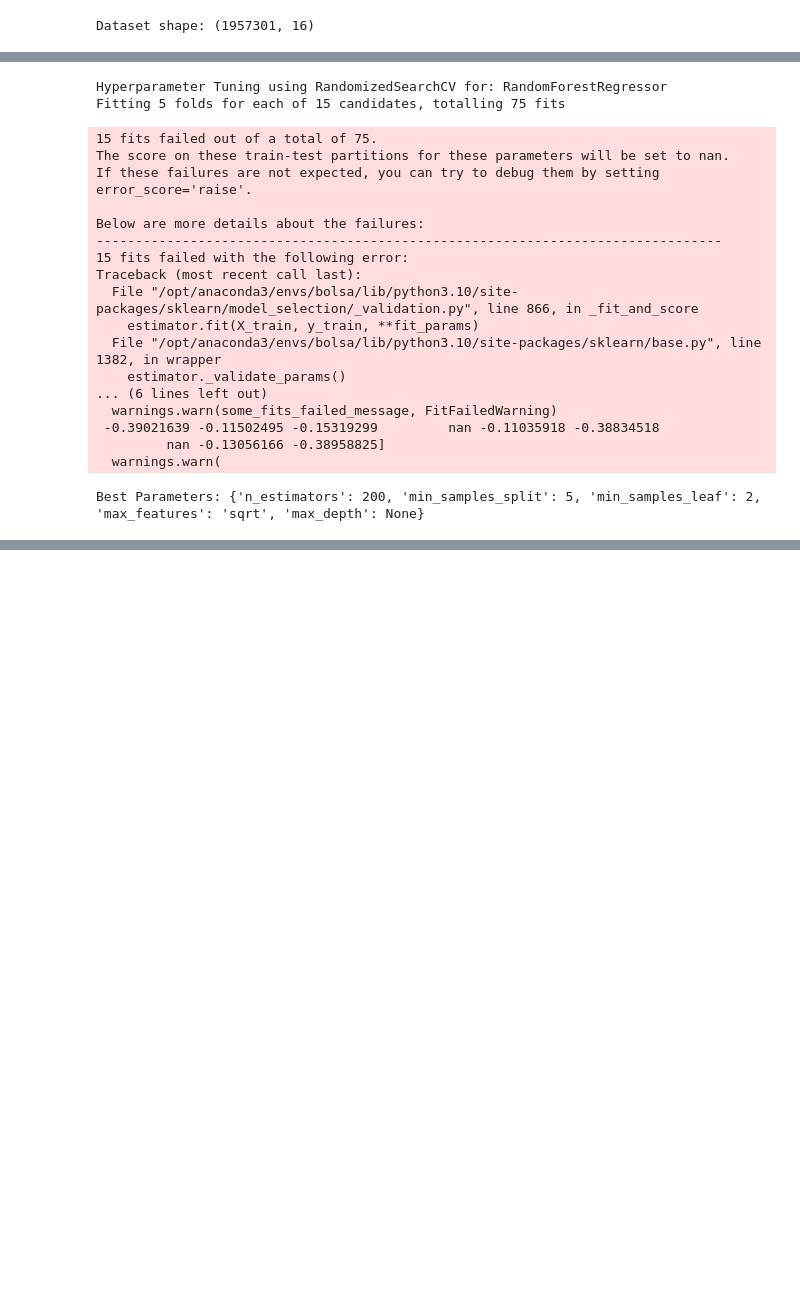
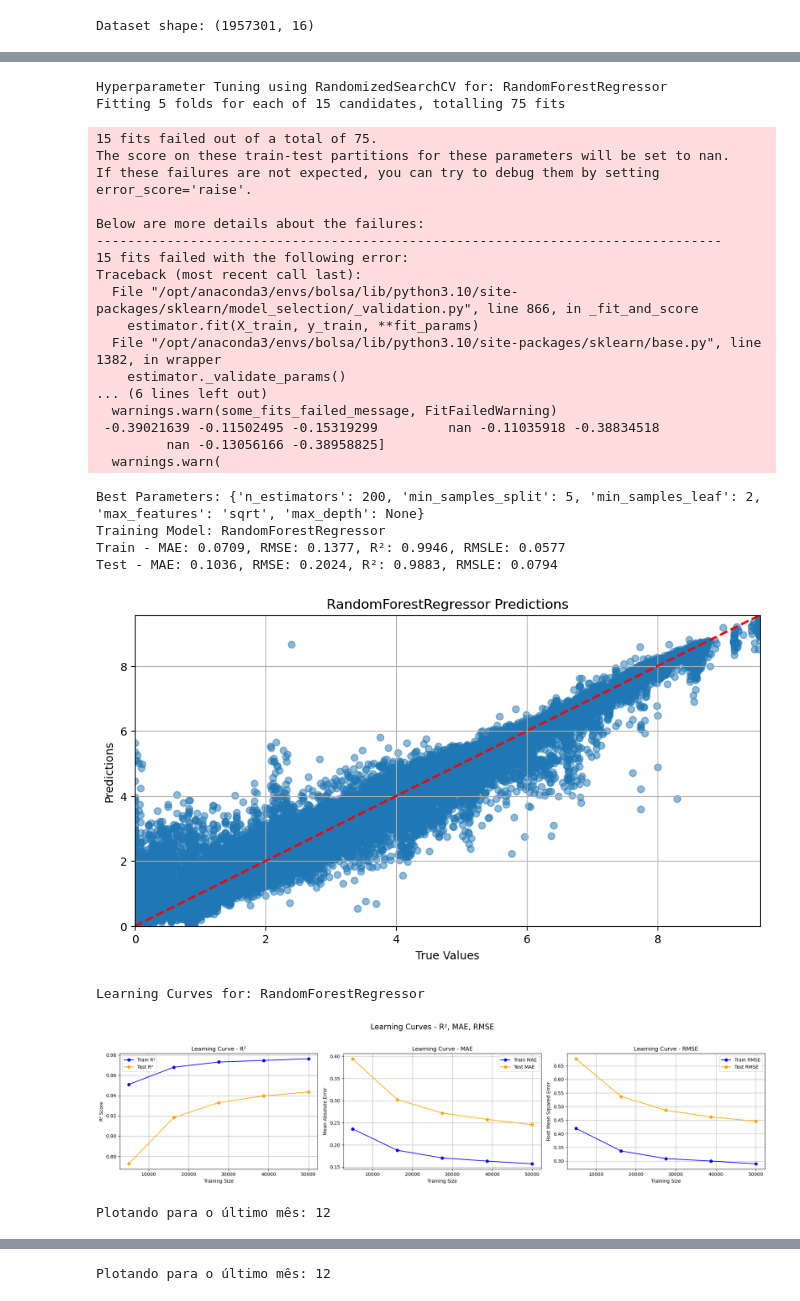
Before and after one commit to cristiano-nicolau/energy_consumption_prediction, a Jupyter notebook: RF/random_forest.ipynb, the cells around one changed output, grey strips where cells are left out. Drawn from its saved outputs; the diff is of its cells as text; code cells hidden in the pictures; blank space fills up the shorter version.

```diff
--- a/RF/random_forest.ipynb
+++ b/RF/random_forest.ipynb
@@ -92,30 +257,40 @@ hyperparameters = {
     'min_samples_leaf': [1, 2, 4],
     'max_features': ['auto', 'sqrt', 'log2']
 }
 
 # Ajuste de hiperparâmetros
 best_params = hyper_parameter(base_model, hyperparameters, X_train, y_train, n_iter=15)
 
 # Criar modelo com melhores parâmetros
 model = RandomForestRegressor(**best_params, random_state=42)
+md = train(model, X_train, X_test, y_train, y_test)
+
+plot_building_predictions(md, X_test, y_test, df_test, building_ids=[111, 130, 608, 742])
 # %% [output]
 Hyperparameter Tuning using RandomizedSearchCV for: RandomForestRegressor
 Fitting 5 folds for each of 15 candidates, totalling 75 fits
 15 fits failed out of a total of 75.
 The score on these train-test partitions for these parameters will be set to nan.
 If these failures are not expected, you can try to debug them by setting error_score='raise'.
 
 Below are more details about the failures:
 --------------------------------------------------------------------------------
 15 fits failed with the following error:
 Traceback (most recent call last):
   File "/opt/anaconda3/envs/bolsa/lib/python3.10/site-packages/sklearn/model_selection/_validation.py", line 866, in _fit_and_score
     estimator.fit(X_train, y_train, **fit_params)
   File "/opt/anaconda3/envs/bolsa/lib/python3.10/site-packages/sklearn/base.py", line 1382, in wrapper
     estimator._validate_params()
 ... (6 lines left out)
   warnings.warn(some_fits_failed_message, FitFailedWarning)
  -0.39021639 -0.11502495 -0.15319299         nan -0.11035918 -0.38834518
          nan -0.13056166 -0.38958825]
   warnings.warn(
 Best Parameters: {'n_estimators': 200, 'min_samples_split': 5, 'min_samples_leaf': 2, 'max_features': 'sqrt', 'max_depth': None}
+Training Model: RandomForestRegressor
+Train - MAE: 0.0709, RMSE: 0.1377, R²: 0.9946, RMSLE: 0.0577
+Test - MAE: 0.1036, RMSE: 0.2024, R²: 0.9883, RMSLE: 0.0794
+[figure, added]
+Learning Curves for: RandomForestRegressor
+[figure, added]
+Plotando para o último mês: 12
@@ -121,0 +298 @@ Best Parameters: {'n_estimators': 200, 'min_samples_split': 5, 'min_samples_leaf
+Plotando para o último mês: 12
```
Also changed, not shown: parts of 8 cells of this notebook.
